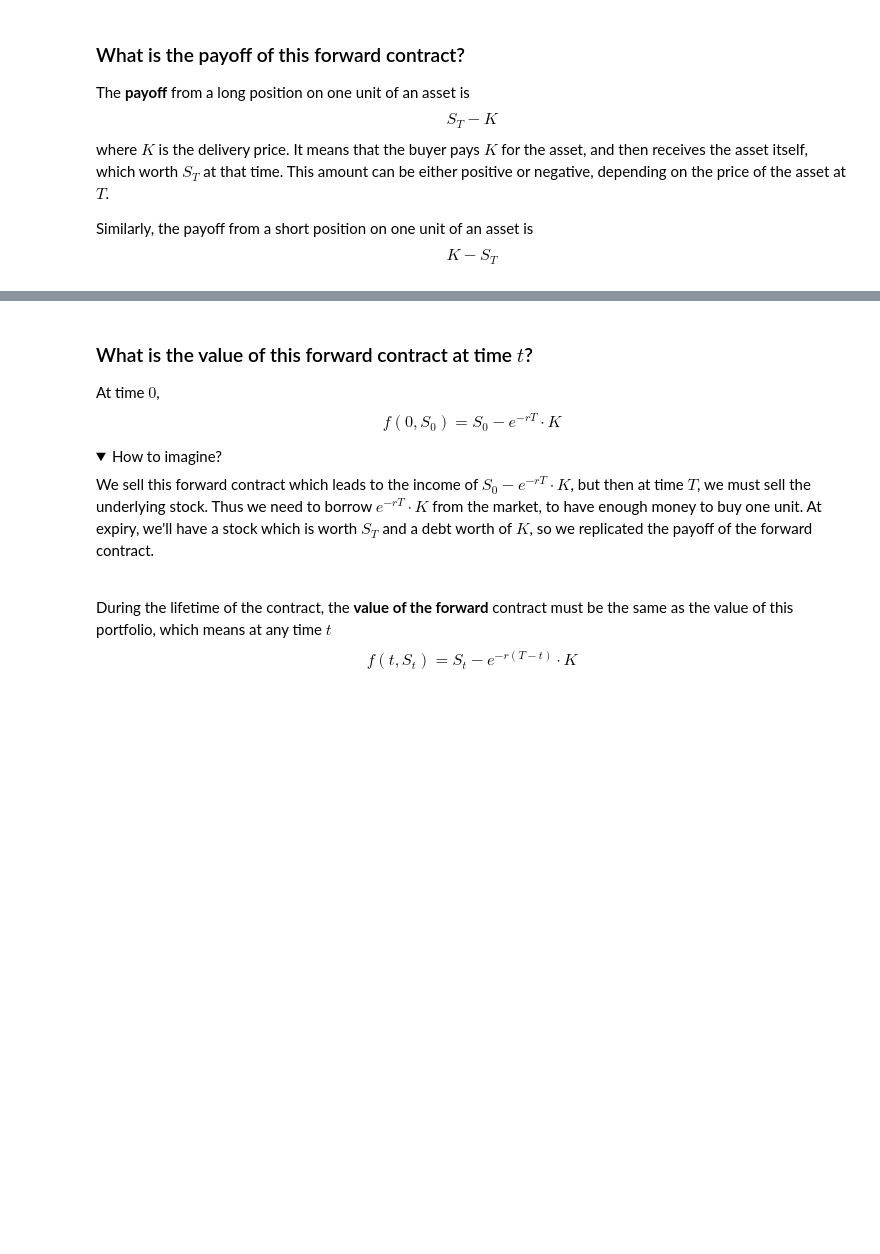
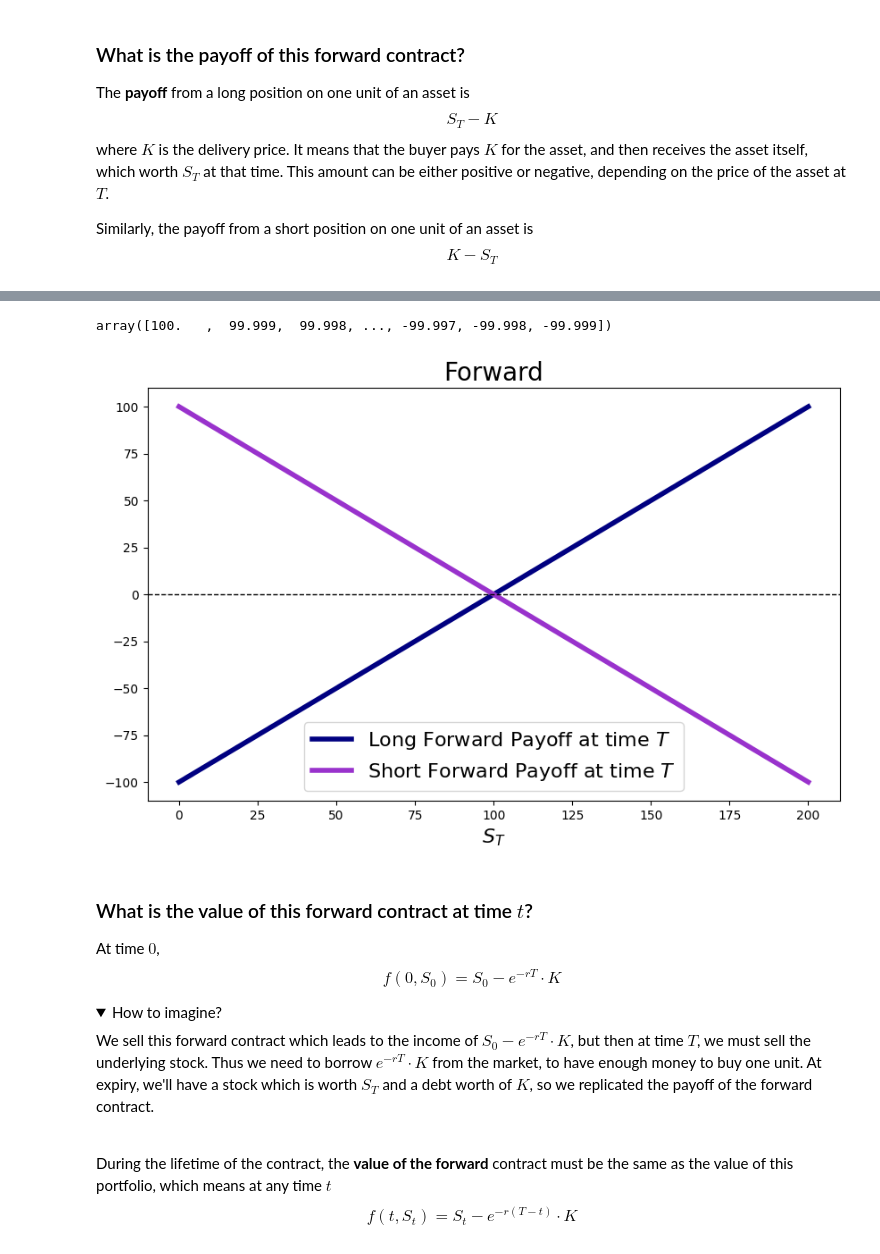
Before and after one commit to QuantCourseBP/QuantCourseBP, a Jupyter notebook: Lectures/02_BSM/presentation_02_option_basics_and_bsm_model.ipynb, the cells around one changed output, grey strips where cells are left out. Drawn from its saved outputs; the diff is of its cells as text; code cells hidden in the pictures; folded sections open; blank space fills up the shorter version.

Commit message:
add plotting

```diff
--- a/Lectures/02_BSM/presentation_02_option_basics_and_bsm_model.ipynb
+++ b/Lectures/02_BSM/presentation_02_option_basics_and_bsm_model.ipynb
@@ -106,0 +96,13 @@ K - S_T
+# %%
+import numpy as np
+
+strike = 100
+step_size = 0.001
+
+x_stock_price = np.arange(0, 2 * strike, step_size)
+y_forward_payoff = np.array([x - strike for x in x_stock_price])
+
+y_forward_payoff__short = y_forward_payoff * (-1)
+y_forward_payoff__short
+# %% [output]
+array([100.   ,  99.999,  99.998, ..., -99.997, -99.998, -99.999])
@@ -107,3 +166,8 @@ K - S_T
+# %%
+layout = {'title': 'Forward', 'x_label': '$S_{T}$'}
+my_plotter(x_stock_price, [y_forward_payoff, y_forward_payoff__short], layout=layout, names=['Long Forward Payoff at time $T$', 'Short Forward Payoff at time $T$'])
+# %% [output]
+[figure, added]
 # %% [markdown]
 ### What is the value of this forward contract at time $t$?
 At time $0$,
```
Also changed, not shown: parts of 10 cells of this notebook, 5 other files.
